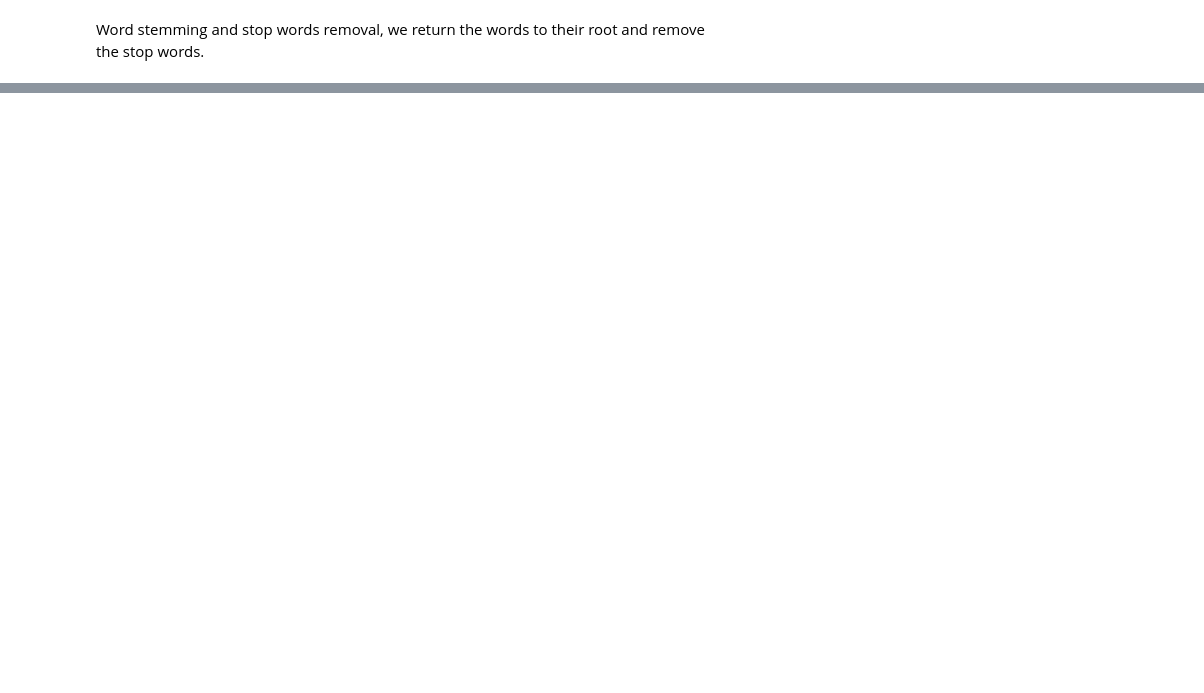
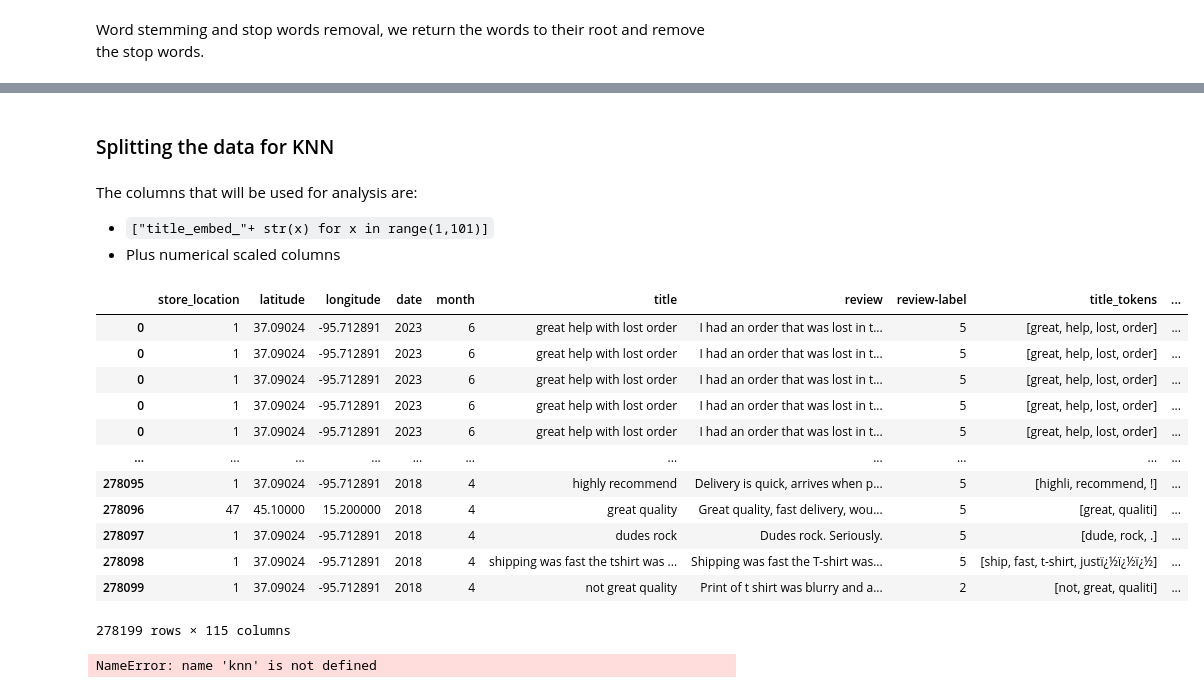
Before and after one commit to mohammedradman1/DSE_Term_Project, a Jupyter notebook: DSE_Term_Project_.ipynb, the cells around one changed output, grey strips where cells are left out. Drawn from its saved outputs; the diff is of its cells as text; code cells hidden in the pictures; blank space fills up the shorter version.

```diff
--- a/DSE_Term_Project_.ipynb
+++ b/DSE_Term_Project_.ipynb
@@ -553,0 +598,3 @@ review_embeddings = embed_doc(processed_text_review, model_review )
+# %%
+# adding the embedding back to the data
+data = data.merge(title_temp_df, how='left', right_index = True, left_index = True)
@@ -554,8 +614,12 @@ review_embeddings = embed_doc(processed_text_review, model_review )
 # %%
+# we perform scaling for the numerical columns and the target class
+from sklearn.preprocessing import StandardScaler  # import standard scalar
+
 # Extract numerical columns
 numerical_cols = ["store_location", "latitude", "longitude", "date", "month", "review-label"]
-numerical_data = data[numerical_cols].values
+numerical_data = data[numerical_cols]
 
 # Standardize numerical data which is often recommended for KNN
 scaler = StandardScaler()
-numerical_data_scaled = scaler.fit_transform(numerical_data)
+numerical_data_scaled = pd.DataFrame(scaler.fit_transform(numerical_data),
+                                      columns = numerical_data.columns)
@@ -585,0 +626,4 @@ knn.fit(combined_data)
+# %%
+# adding scaled values to the data
+data = data.join(numerical_data_scaled, rsuffix='_scaled');  # using semicolon to prevent printing result
+data.head(5)
@@ -585,0 +638,7 @@ knn.fit(combined_data)
+# %% [markdown]
+### Splitting the data for KNN
+# %% [markdown]
+The columns that will be used for analysis are:
+
+*  `["title_embed_"+ str(x) for x in range(1,101)]`
+*   Plus numerical scaled columns
@@ -585,0 +654,16 @@ knn.fit(combined_data)
+# %%
+data
+# %% [output]
+|  | store_location | latitude | longitude | date | month | title | review | review-label | title_tokens | ... |
+| 0 | 1 | 37.09024 | -95.712891 | 2023 | 6 | great help with lost order | I had an order that was lost in t... | 5 | [great, help, lost, order] | ... |
+| 0 | 1 | 37.09024 | -95.712891 | 2023 | 6 | great help with lost order | I had an order that was lost in t... | 5 | [great, help, lost, order] | ... |
+| 0 | 1 | 37.09024 | -95.712891 | 2023 | 6 | great help with lost order | I had an order that was lost in t... | 5 | [great, help, lost, order] | ... |
+| 0 | 1 | 37.09024 | -95.712891 | 2023 | 6 | great help with lost order | I had an order that was lost in t... | 5 | [great, help, lost, order] | ... |
+| 0 | 1 | 37.09024 | -95.712891 | 2023 | 6 | great help with lost order | I had an order that was lost in t... | 5 | [great, help, lost, order] | ... |
+| ... | ... | ... | ... | ... | ... | ... | ... | ... | ... | ... |
+| 278095 | 1 | 37.09024 | -95.712891 | 2018 | 4 | highly recommend | Delivery is quick, arrives when p... | 5 | [highli, recommend, !] | ... |
+| 278096 | 47 | 45.10000 | 15.200000 | 2018 | 4 | great quality | Great quality, fast delivery, wou... | 5 | [great, qualiti] | ... |
+| 278097 | 1 | 37.09024 | -95.712891 | 2018 | 4 | dudes rock | Dudes rock. Seriously. | 5 | [dude, rock, .] | ... |
+| 278098 | 1 | 37.09024 | -95.712891 | 2018 | 4 | shipping was fast the tshirt was ... | Shipping was fast the T-shirt was... | 5 | [ship, fast, t-shirt, justï¿½ï¿½ï¿½] | ... |
+| 278099 | 1 | 37.09024 | -95.712891 | 2018 | 4 | not great quality | Print of t shirt was blurry and a... | 2 | [not, great, qualiti] | ... |
+278199 rows × 115 columns
@@ -589,9 +685,11 @@ target_review_index = 10  # Replace with the desired index
 target_combined_data = combined_data[target_review_index]
 
 # Find the closest neighbors
-distances, indices = knn.kneighbors([target_combined_data])
+# distances, indices = knn.kneighbors([target_combined_data])
 
 # Print the closest reviews
 for i in range(len(indices[0])):
     neighbor_index = indices[0][i]
     print(f"Closest Review {i+1}:\n{data.iloc[neighbor_index]}")
+# %% [output]
+NameError: name 'knn' is not defined
```
Also changed, not shown: parts of 36 cells of this notebook.
